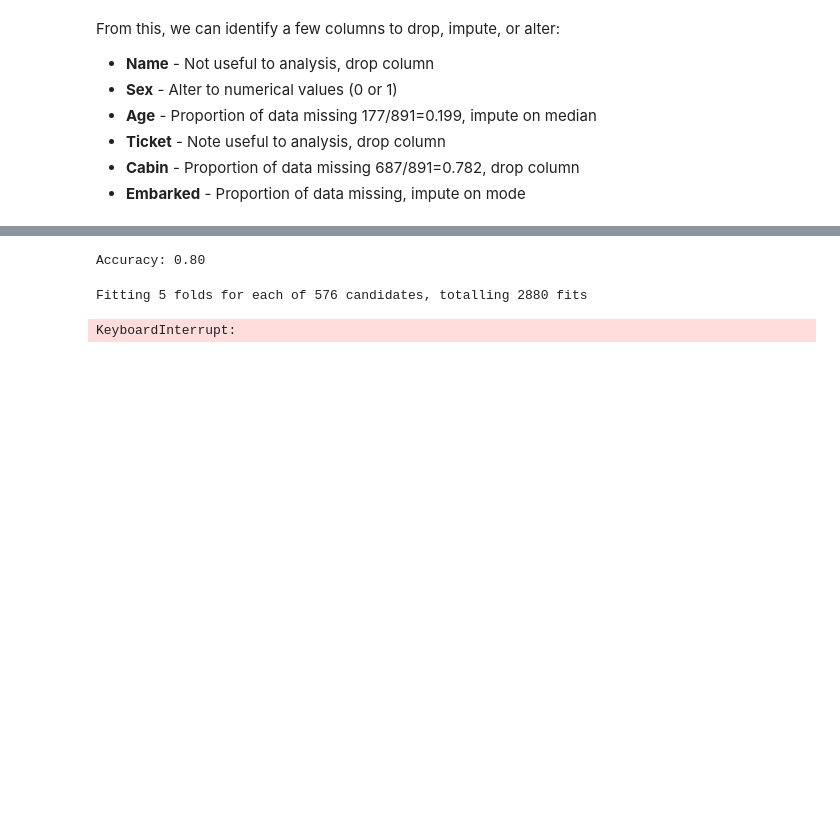
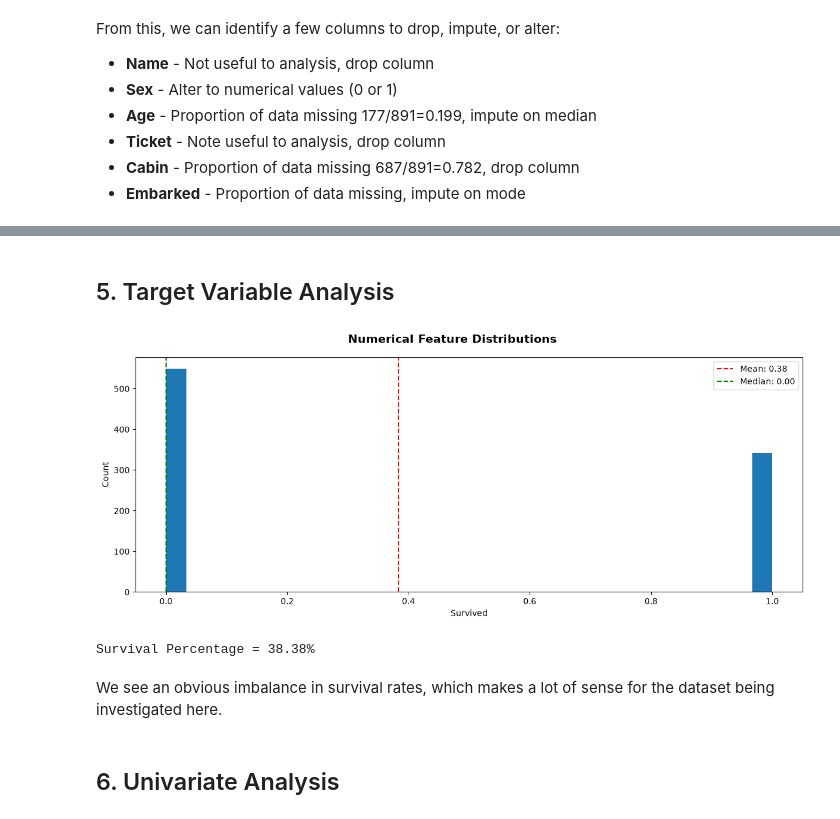
Before and after one commit to Raymon-Watson/Machine-Learning--Projects, a Jupyter notebook: Projects/Titanic-Kaggle/01_eda.ipynb, the cells around one changed output, grey strips where cells are left out. Drawn from its saved outputs; the diff is of its cells as text; code cells hidden in the pictures; blank space fills up the shorter version.

Commit message:
updated analysis of titanic dataset

```diff
--- a/Projects/Titanic-Kaggle/01_eda.ipynb
+++ b/Projects/Titanic-Kaggle/01_eda.ipynb
@@ -301,34 +147,35 @@ Accuracy: 0.80
-# %%
-from sklearn.ensemble import RandomForestClassifier
-from sklearn.metrics import accuracy_score, classification_report
-
-rf_classifier = RandomForestClassifier(n_estimators=100, random_state=42)
-rf_classifier.fit(X_train, y_train)
-
-y_pred = rf_classifier.predict(X_test)
-
-accuracy = accuracy_score(y_test, y_pred)
-
-print(f"Accuracy: {accuracy:.2f}")
-# %% [output]
-Accuracy: 0.80
-# %%
-
-param_grid = {
-    'max_depth': range(1, 5, 1),
-    'min_samples_leaf': range(1, 10, 1),
-    'min_samples_split': range(2, 10, 1),
-    'criterion': ["entropy", "gini"]
-}
-rf = RandomForestClassifier(n_estimators=100, random_state=1)
-
-rf_grid_search = GridSearchCV(estimator=rf, param_grid=param_grid,
-                           cv=5, verbose=True)
-
-rf_grid_search.fit(X_train, y_train)
-
-print("best_accuracy", rf_grid_search.best_score_)
-print(rf_grid_search.best_estimator_)
-# %% [output]
-Fitting 5 folds for each of 576 candidates, totalling 2880 fits
-KeyboardInterrupt:
+# %% [markdown]
+## 5. Target Variable Analysis
+# %%
+# Pick out the numerical columns
+num_cols = ["Survived"] # Replace with chosen columns
+
+fig, axes = plt.subplots(
+    len(num_cols), 1,
+    figsize=(12, 5 * len(num_cols)),
+    squeeze=False
+)
+
+axes = axes.flatten()
+for idx, col in enumerate(num_cols):
+    axes[idx].hist(df[col].dropna(), bins=30)
+    axes[idx].axvline(df[col].mean(), color="red", linestyle="--", label=f"Mean: {df[col].mean():.2f}")
+    axes[idx].axvline(df[col].median(), color="green", linestyle="--", label=f"Median: {df[col].median():.2f}")
+    axes[idx].set_xlabel(col)
+    axes[idx].set_ylabel("Count")
+    axes[idx].legend()
+
+plt.suptitle("Numerical Feature Distributions", fontsize=14, fontweight="bold")
+plt.tight_layout()
+plt.show()
+# %% [output]
+[figure, added]
+# %%
+survival_rate = df["Survived"].sum()/df["Survived"].count()
+print(f"Survival Percentage = {round(100*survival_rate,2)}%")
+# %% [output]
+Survival Percentage = 38.38%
+# %% [markdown]
+We see an obvious imbalance in survival rates, which makes a lot of sense for the dataset being investigated here.
+# %% [markdown]
+## 6. Univariate Analysis
```
Also changed, not shown: parts of 53 cells of this notebook, 2 other files.
